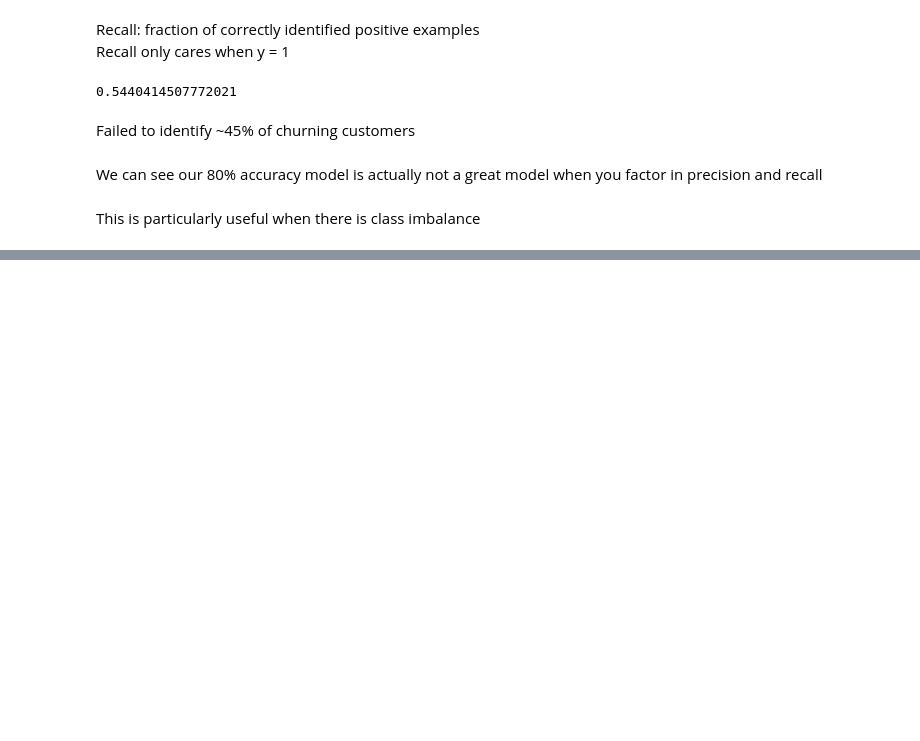
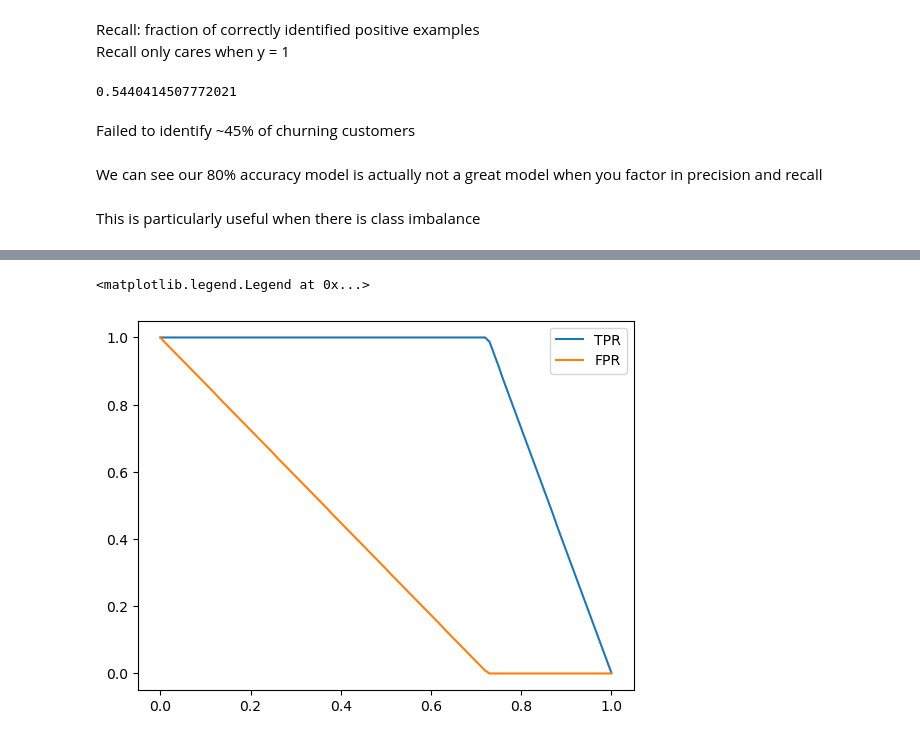
Before and after one commit to TylerJSimpson/machine_learning_zoomcamp, a Jupyter notebook: week_4/example.ipynb, the cells around one changed output, grey strips where cells are left out. Cells and saved outputs as stored; diff of their text form; code cells hidden in the pictures; blank space fills up the shorter version.

```diff
--- a/week_4/example.ipynb
+++ b/week_4/example.ipynb
@@ -290,0 +448,5 @@ This is particularly useful when there is class imbalance
+# %%
+#get num of each
+num_neg = (y_val == 0).sum()
+num_pos = (y_val == 1).sum()
+num_neg, num_pos
@@ -290,0 +455,4 @@ This is particularly useful when there is class imbalance
+# %%
+#repeast 1st element of list (0) num_neg times and 2nd element of list (1) num_pos times
+y_ideal = np.repeat([0,1], [num_neg, num_pos])
+y_ideal
@@ -290,0 +461,3 @@ This is particularly useful when there is class imbalance
+# %%
+#create predictions
+y_ideal_pred = np.linspace(0, 1, len(y_val))
@@ -290,0 +476,3 @@ This is particularly useful when there is class imbalance
+# %%
+df_ideal = tpr_fpr_dataframe(y_ideal, y_ideal_pred)
+df_ideal
@@ -290,0 +493,7 @@ This is particularly useful when there is class imbalance
+# %%
+plt.plot(df_ideal.threshold, df_ideal['tpr'], label = 'TPR')
+plt.plot(df_ideal.threshold, df_ideal['fpr'], label = 'FPR')
+plt.legend()
+# %% [output]
+<matplotlib.legend.Legend at 0x...>
+[figure, added]
```
Also changed, not shown: parts of 38 cells of this notebook.
